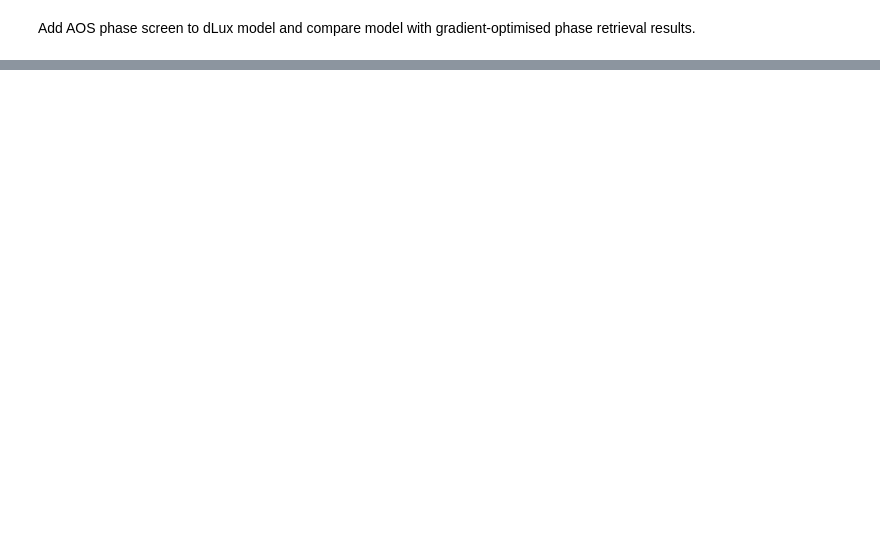
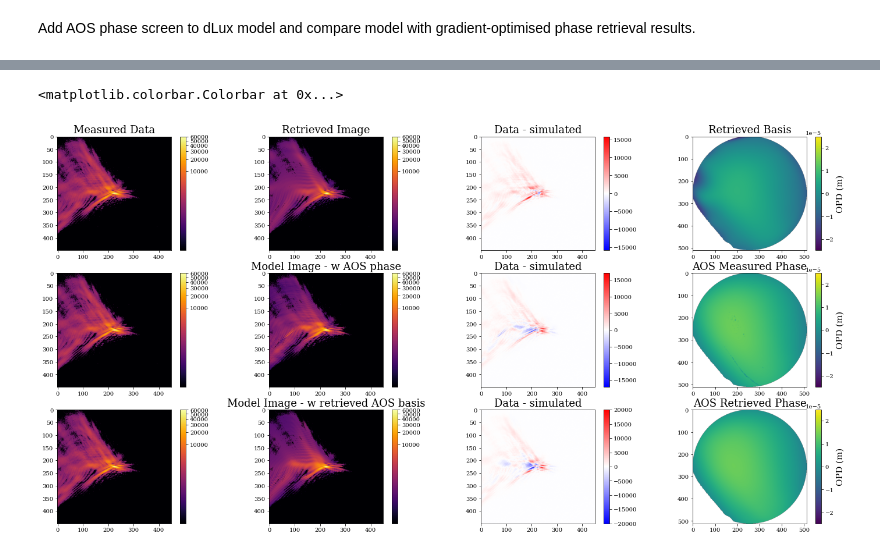
Before and after one commit to TolimanSpace/toliman_dp_design_testing, a Jupyter notebook: Gluing_Characterisation.ipynb, the cells around one changed output, grey strips where cells are left out. Saved outputs shown, nothing was run; the diff lists cells and outputs as text; code cells hidden in the pictures; blank space fills up the shorter version.

```diff
--- a/Gluing_Characterisation.ipynb
+++ b/Gluing_Characterisation.ipynb
@@ -2009,7 +2039,7 @@ Add AOS phase screen to dLux model and compare model with gradient-optimised pha
 # %%
 aos_model = optics_sp180.set("psf_npixels",1000)
 test_wl = 6.328e-7 # AOS wl (m) used to measure phase (phase to OPD conversion)
-aos_model = aos_model.insert_layer(layer=("ZygoPhaseScreen", dl.BasisLayer(basis=jnp.array([resized_masked_phase_screen*test_wl]),\
+aos_model = aos_model.insert_layer(layer=("ZygoPhaseScreen", dl.BasisLayer(basis=jnp.array([resized_masked_phase_screen*green_laser_wl]),\
                                                                                coefficients=jnp.array([1]), as_phase=False)),index=1)
 print(aos_model, aos_model.aperture.coefficients)
 aos_psf = aos_model.propagate_mono(wavelength=green_laser_wl)
@@ -2026,6 +2074,10 @@ print(final_model)
 %matplotlib inline
 retrieved_basis_eval = final_model.aperture.eval_basis()
 basis_vmax = np.max([np.abs(retrieved_basis_eval), np.abs(aos_model.ZygoPhaseScreen.eval_basis())])
+zero_screen = resized_masked_phase_screen !=0
+ones = jnp.ones(shape=zero_screen.shape)
+nan_screen = ones.at[zero_screen == 0.0].set(np.nan)
+
 
 green_sp180_data = imgs[0][0,:,:] # data pick needs to agree with final_model specs (spider orientation + wavelength)
 psf_center_idx = np.unravel_index(np.argmax(green_sp180_data, axis=None), green_sp180_data.shape)
@@ -2039,11 +2091,11 @@ datapsfNorm = PowerNorm(gamma=0.2, vmin=green_sp180_data.min(), vmax=green_sp180
 
 
 plt.figure(figsize=(25,12))
-plt.subplot(2,4,1)
+plt.subplot(3,4,1)
 plt.imshow(green_sp180_data, norm=datapsfNorm)
 plt.colorbar()
 plt.title("Measured Data")
-plt.subplot(2,4,2)
+plt.subplot(3,4,2)
 model_psf = final_model.model()
 model_psf_remapped =  green_sp180_data.min() + ((green_sp180_data.max() - green_sp180_data.min())/(model_psf.max()-model_psf.min()))*(model_psf - model_psf.min()) # [0,1]
 psfNorm = PowerNorm(gamma=0.2, vmin=model_psf_remapped.min(), vmax=model_psf_remapped.max())
@@ -2052,45 +2104,67 @@ plt.title("Retrieved Image")
 plt.colorbar()
 # plt.xticks([])
 # plt.yticks([])
-plt.subplot(2,4,3)
+plt.subplot(3,4,3)
 model_psf_remapped =  green_sp180_data.min() + ((green_sp180_data.max() - green_sp180_data.min())/(model_psf.max()-model_psf.min()))*(model_psf - model_psf.min()) # [0,1]
 resid = green_sp180_data - model_psf_remapped
 resid_norm = PowerNorm(gamma=1, vmin=-np.max(np.abs(resid)), vmax=np.max(np.abs(resid)))
 plt.imshow(resid, norm=resid_norm, cmap='bwr')
 plt.title("Data - simulated")
 plt.colorbar()
-plt.subplot(2,4,4)
-plt.imshow(retrieved_basis_eval, vmin=-basis_vmax, vmax=basis_vmax)
+plt.subplot(3,4,4)
+plt.imshow(retrieved_basis_eval*nan_screen, vmin=-basis_vmax, vmax=basis_vmax, cmap='viridis')
 plt.title("Retrieved Basis")
 plt.colorbar(label="OPD (m)")
 # plt.xticks([])
 # plt.yticks([])
-plt.subplot(2,4,5)
+plt.subplot(3,4,5)
 plt.imshow(green_sp180_data, norm=datapsfNorm)
-plt.title("Measured Data")
 plt.colorbar()
 
-plt.subplot(2,4,6)
+plt.subplot(3,4,6)
 psf_center_idx = np.unravel_index(np.argmax(aos_psf, axis=None), aos_psf.shape)
 aos_psf_cropped = aos_psf[psf_center_idx[0]-psf_hlf_sz:psf_center_idx[0]+psf_hlf_sz,
                                     psf_center_idx[1]-psf_hlf_sz:psf_center_idx[1]+psf_hlf_sz]
 aos_psf_cropped_remap =  green_sp180_data.min() + ((green_sp180_data.max() - green_sp180_data.min())/(aos_psf_cropped.max()-aos_psf_cropped.min()))*(aos_psf_cropped - aos_psf_cropped.min()) # [0,1]
 psfNorm = PowerNorm(gamma=0.2, vmin=aos_psf_cropped_remap.min(), vmax=aos_psf_cropped_remap.max())
 plt.imshow(aos_psf_cropped_remap*mask, norm=psfNorm)
 plt.title("Model Image - w AOS phase")
 # plt.xticks([])
 # plt.yticks([])
 plt.colorbar()
-plt.subplot(2,4,7)
+plt.subplot(3,4,7)
 aos_psf_cropped_remap =  green_sp180_data.min() + ((green_sp180_data.max() - green_sp180_data.min())/(aos_psf_cropped.max()-aos_psf_cropped.min()))*(aos_psf_cropped - aos_psf_cropped.min()) # [0,1]
 resid = green_sp180_data - aos_psf_cropped_remap
 resid_norm = PowerNorm(gamma=1, vmin=-np.max(np.abs(resid)), vmax=np.max(np.abs(resid)))
 plt.imshow(resid, norm=resid_norm, cmap='bwr')
 plt.title("Data - simulated")
 plt.colorbar()
-plt.subplot(2,4,8)
+plt.subplot(3,4,8)
 # plt.xticks([])
 # plt.yticks([])
-plt.imshow(aos_model.ZygoPhaseScreen.eval_basis(),vmin=-basis_vmax, vmax=basis_vmax)
+plt.imshow(aos_model.ZygoPhaseScreen.eval_basis()*nan_screen,vmin=-basis_vmax, vmax=basis_vmax, cmap='viridis')
 plt.title("AOS Measured Phase")
 plt.colorbar(label="OPD (m)")
+
+plt.subplot(3,4,9)
+plt.imshow(green_sp180_data, norm=datapsfNorm)
+plt.colorbar()
+plt.subplot(3,4,10)
+aos_psf_ret_cropped_remap =  green_sp180_data.min() + ((green_sp180_data.max() - green_sp180_data.min())/(aos_psf_ret_cropped_remap.max()-aos_psf_ret_cropped_remap.min()))*(aos_psf_ret_cropped_remap - aos_psf_ret_cropped_remap.min()) # [0,1]
+psfNorm = PowerNorm(gamma=0.2, vmin=aos_psf_ret_cropped_remap.min(), vmax=aos_psf_ret_cropped_remap.max())
+plt.imshow(aos_psf_ret_cropped_remap*mask, norm=psfNorm)
+plt.title("Model Image - w retrieved AOS basis")
+plt.colorbar()
+plt.subplot(3,4,11)
+resid = green_sp180_data - aos_psf_ret_cropped_remap
+resid_norm = PowerNorm(gamma=1, vmin=-np.max(np.abs(resid)), vmax=np.max(np.abs(resid)))
+plt.imshow(resid, norm=resid_norm, cmap='bwr')
+plt.title("Data - simulated")
+plt.colorbar()
+plt.subplot(3,4,12)
+plt.imshow(dummy_basis*nan_screen*green_laser_wl,vmin=-basis_vmax, vmax=basis_vmax, cmap='viridis')
+plt.title("AOS Retrieved Phase")
+plt.colorbar(label="OPD (m)")
+# %% [output]
+<matplotlib.colorbar.Colorbar at 0x...>
+[figure, added]
```
Also changed, not shown: parts of 10 cells of this notebook.
